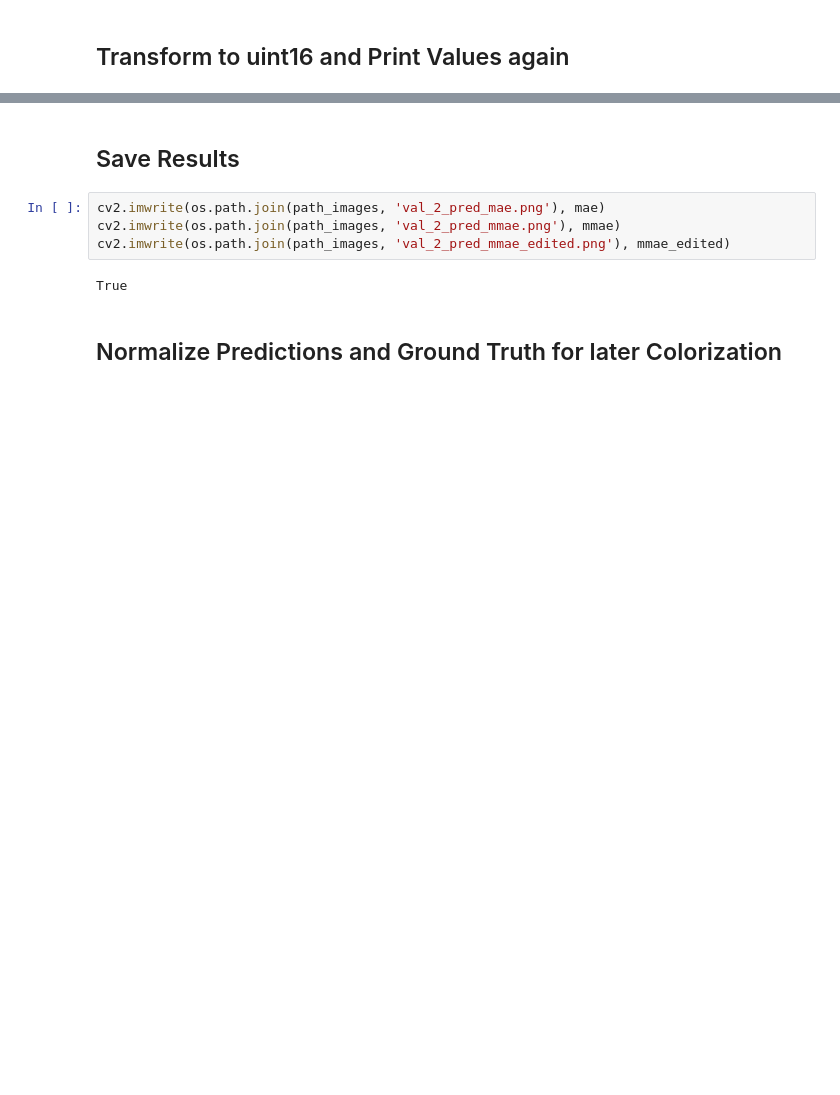
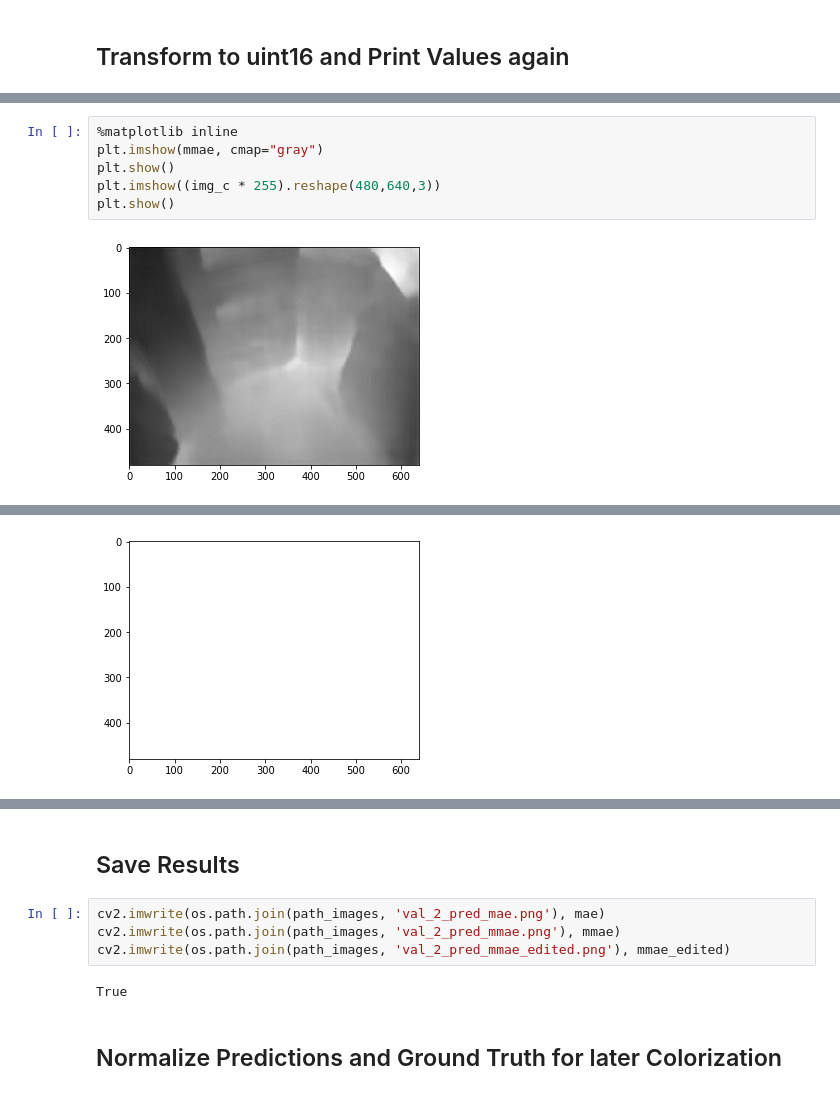
Before and after one commit to jufi2112/BelegPrograms, a Jupyter notebook: Visualization/Beleg_Predict_Colorize.ipynb, the cells around one changed output, grey strips where cells are left out. Saved outputs shown, nothing was run; the diff lists cells and outputs as text; blank space fills up the shorter version.

```diff
--- a/Visualization/Beleg_Predict_Colorize.ipynb
+++ b/Visualization/Beleg_Predict_Colorize.ipynb
@@ -136,0 +288,8 @@ Ground Truth Max / Min: 13118 / 0
+# %%
+%matplotlib inline
+plt.imshow(mmae, cmap="gray")
+plt.show()
+plt.imshow((img_c * 255).reshape(480,640,3))
+plt.show()
+# %% [output]
+[figure, added]
@@ -137,3 +297,4 @@ Ground Truth Max / Min: 13118 / 0
+[figure, added]
 # %%
 %matplotlib inline
 plt.imshow(mmae, cmap="gray")
```
Also changed, not shown: parts of 12 cells of this notebook, 5 other files.
